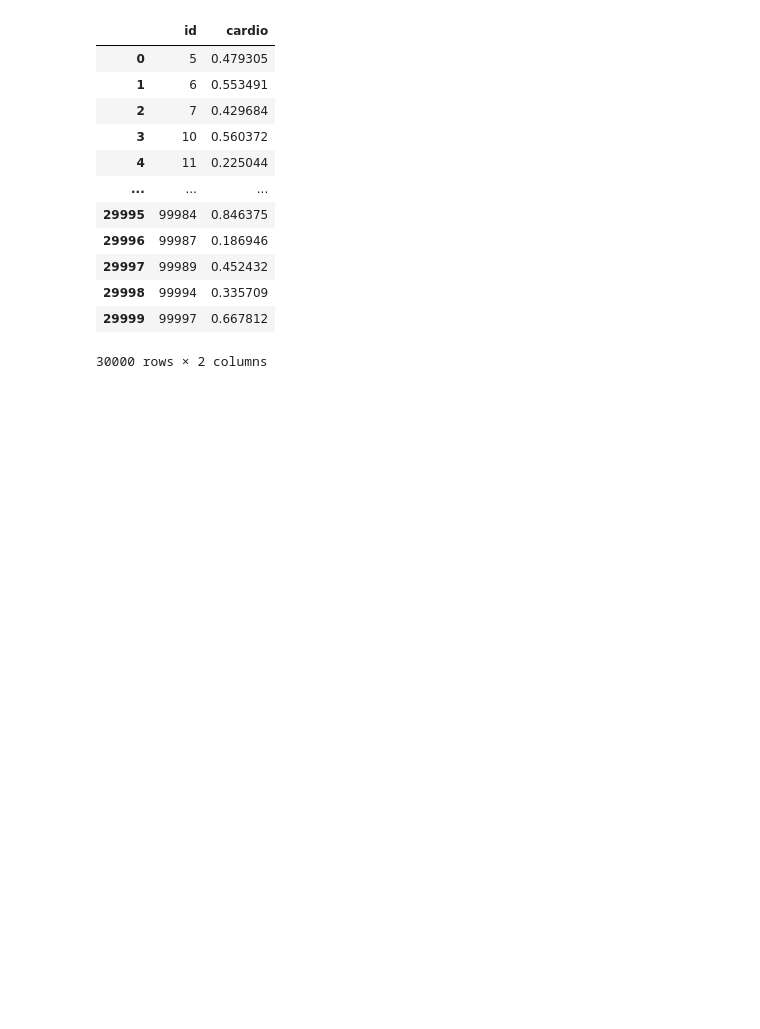
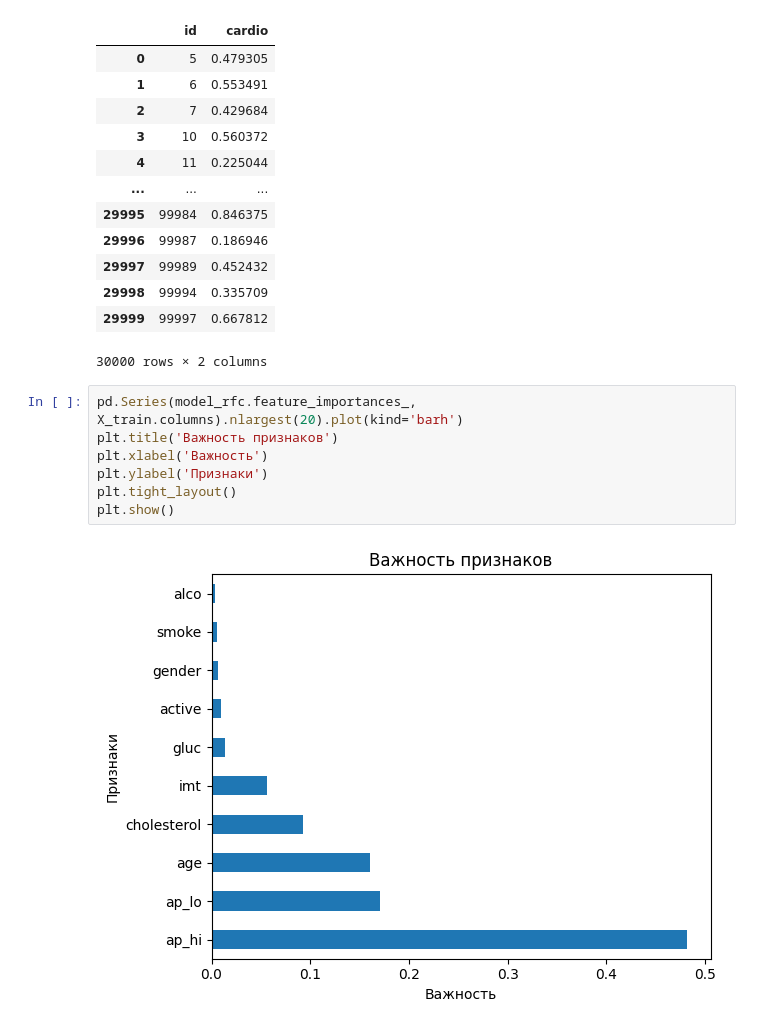
Before and after one commit to vadimprimakov/Heart_diseases_prediction, a Jupyter notebook: heart_diseases_prediction_final.ipynb, the cells around one changed output. Saved outputs shown, nothing was run; the diff lists cells and outputs as text; blank space fills up the shorter version.

Commit message:
Add feature importance

```diff
--- a/heart_diseases_prediction_final.ipynb
+++ b/heart_diseases_prediction_final.ipynb
@@ -290,3 +270,12 @@ res
 | 29998 | 99994 | 0.335709 |
 | 29999 | 99997 | 0.667812 |
 30000 rows × 2 columns
+# %%
+pd.Series(model_rfс.feature_importances_, X_train.columns).nlargest(20).plot(kind='barh')
+plt.title('Важность признаков')
+plt.xlabel('Важность')
+plt.ylabel('Признаки')
+plt.tight_layout()
+plt.show()
+# %% [output]
+[figure, added]
```
Also changed, not shown: parts of 7 cells of this notebook.
